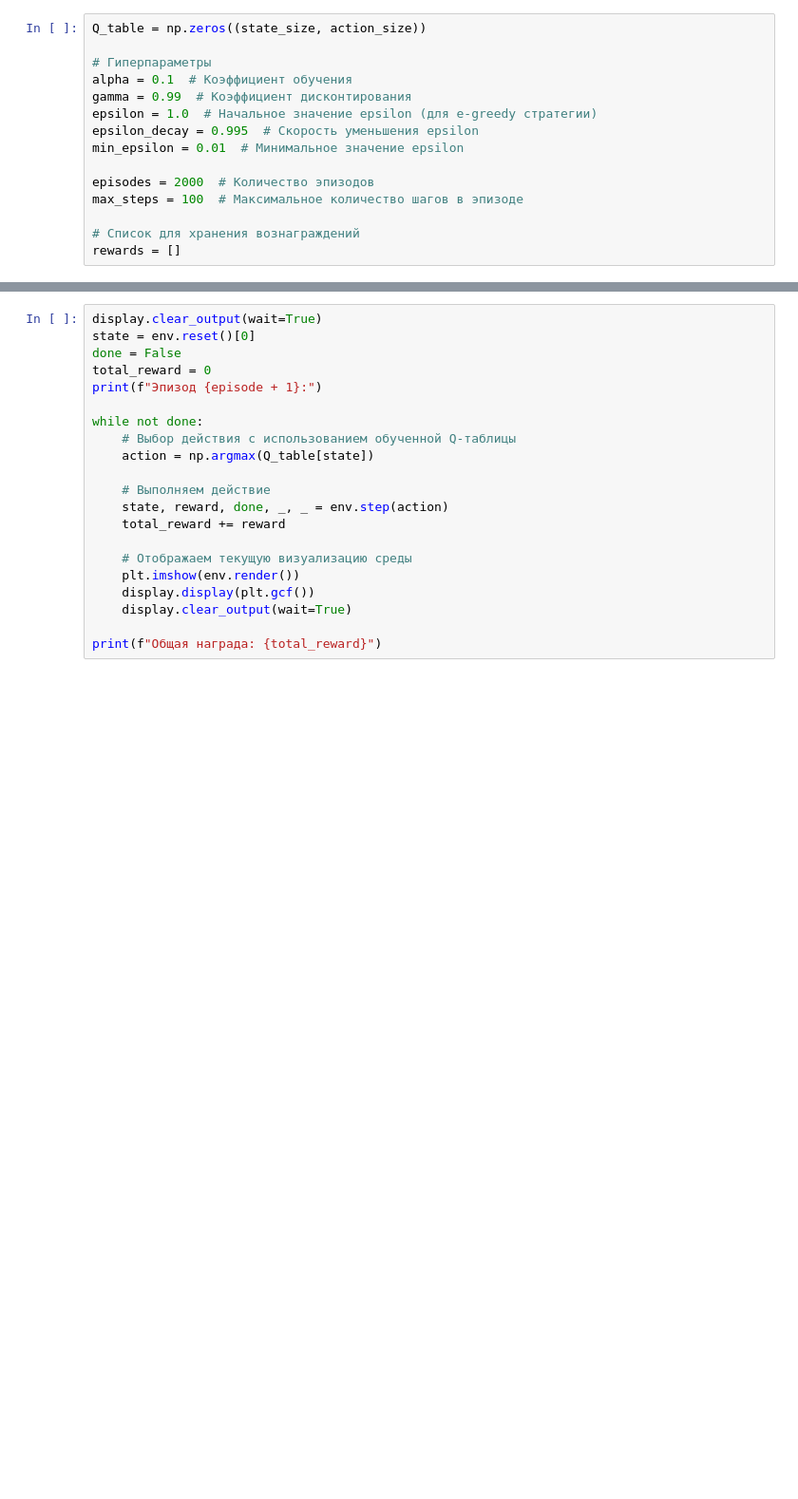
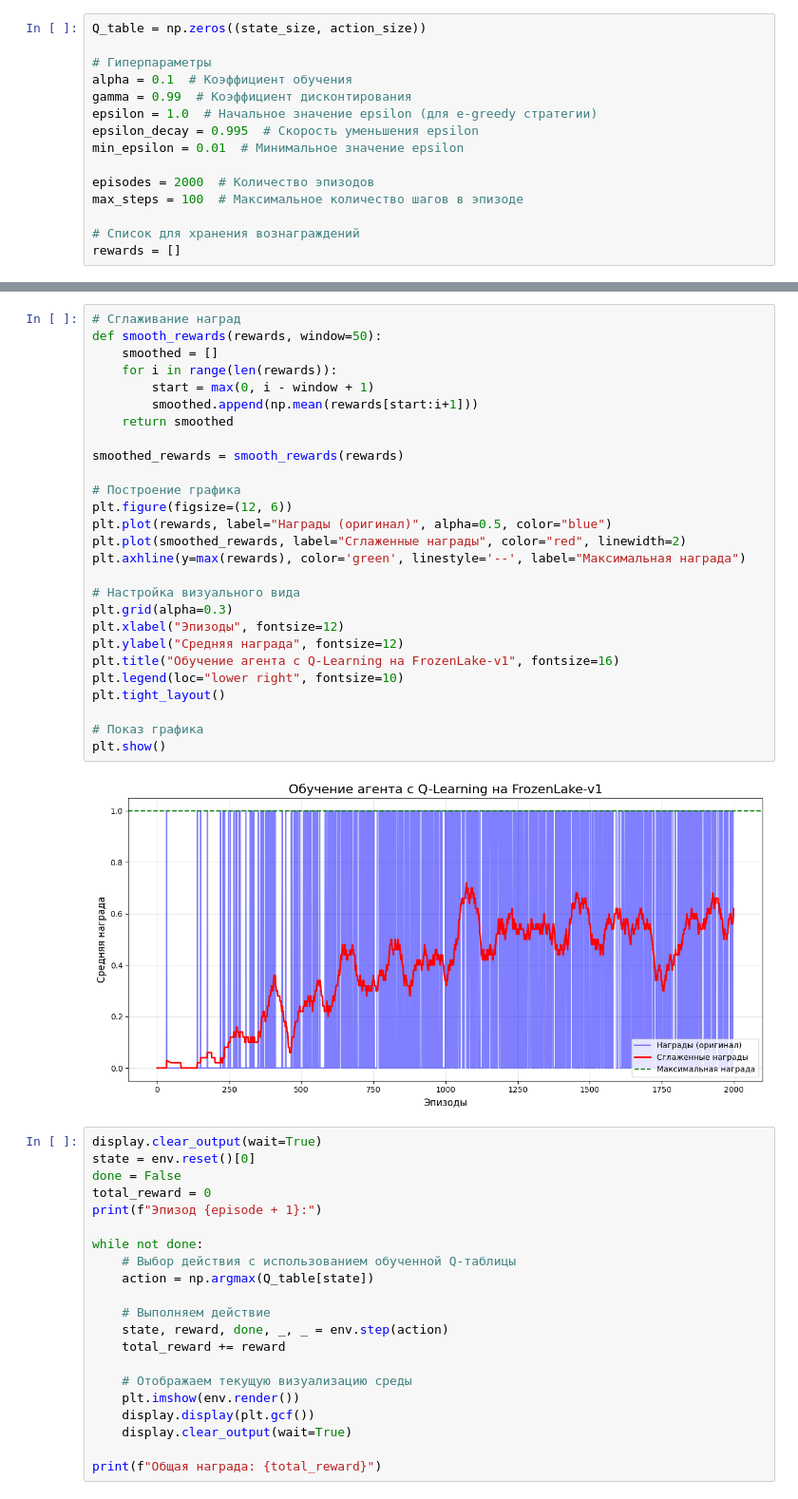
Before and after one commit to 1985Viacheslav/RL_Homeworks, a Jupyter notebook: HW1.ipynb, the cells around one changed output, grey strips where cells are left out. Shown at 95% size. Saved outputs shown, nothing was run; the diff lists cells and outputs as text; blank space fills up the shorter version.

```diff
--- a/HW1.ipynb
+++ b/HW1.ipynb
@@ -133,3 +133,32 @@ plt.show()
+# %%
+# Сглаживание наград
+def smooth_rewards(rewards, window=50):
+    smoothed = []
+    for i in range(len(rewards)):
+        start = max(0, i - window + 1)
+        smoothed.append(np.mean(rewards[start:i+1]))
+    return smoothed
+
+smoothed_rewards = smooth_rewards(rewards)
+
+# Построение графика
+plt.figure(figsize=(12, 6))
+plt.plot(rewards, label="Награды (оригинал)", alpha=0.5, color="blue")
+plt.plot(smoothed_rewards, label="Сглаженные награды", color="red", linewidth=2)
+plt.axhline(y=max(rewards), color='green', linestyle='--', label="Максимальная награда")
+
+# Настройка визуального вида
+plt.grid(alpha=0.3)
+plt.xlabel("Эпизоды", fontsize=12)
+plt.ylabel("Средняя награда", fontsize=12)
+plt.title("Обучение агента с Q-Learning на FrozenLake-v1", fontsize=16)
+plt.legend(loc="lower right", fontsize=10)
+plt.tight_layout()
+
+# Показ графика
+plt.show()
+# %% [output]
+[figure, added]
 # %%
 display.clear_output(wait=True)
 state = env.reset()[0]
```
Also changed, not shown: parts of 2 cells of this notebook, 1 other file.
